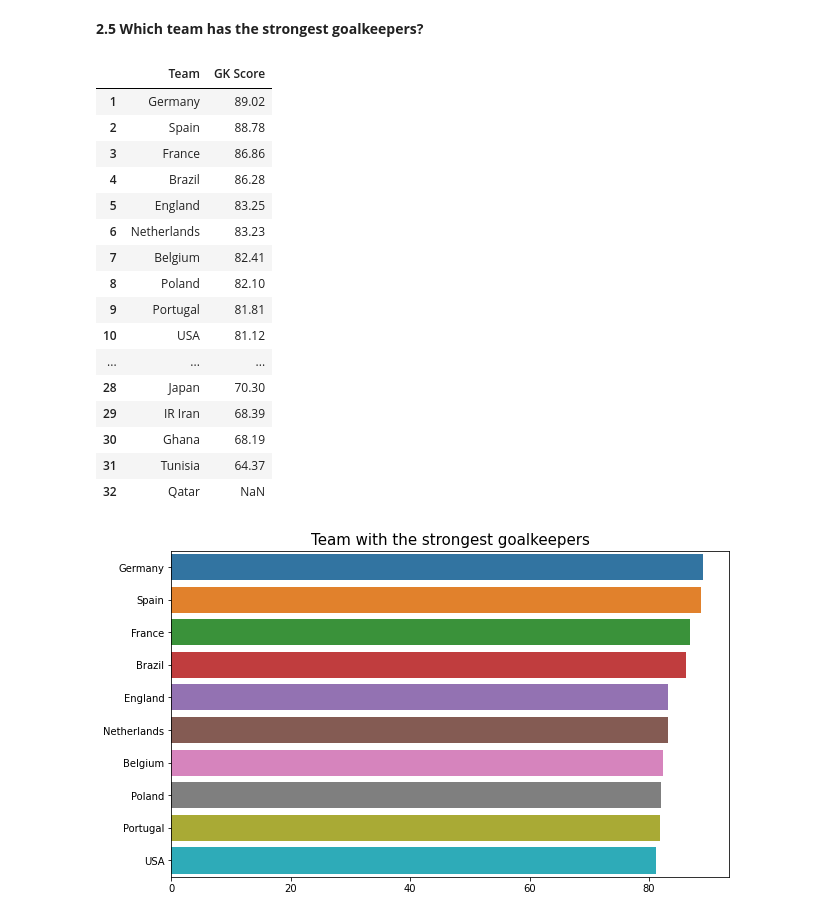
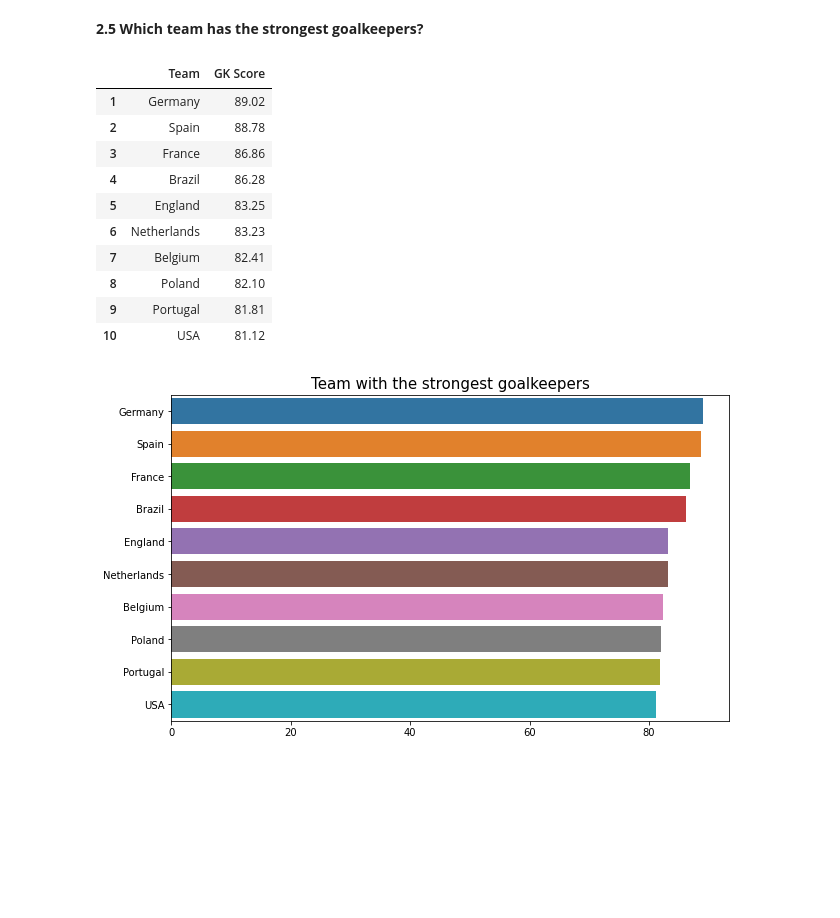
Before and after one commit to FangNaut/FIFA2022, a Jupyter notebook: FIFA.ipynb, the cells around one changed output. Saved outputs shown, nothing was run; the diff lists cells and outputs as text; code cells hidden in the pictures; blank space fills up the shorter version.

```diff
--- a/FIFA.ipynb
+++ b/FIFA.ipynb
@@ -295,31 +272,25 @@ As expected, Spain is in first place, with controlling possession tactic built b
 # %%
 #Top 10 GK scores
 goalkeeper_score = []
 for x in wc2022_teams:
     gk_score = np.round((df[df["home_team"]==x]['home_team_goalkeeper_score'].mean() + df[df["away_team"]==x]['away_team_goalkeeper_score'].mean())/2, 2)
     goalkeeper_score.append(gk_score)
 
 gk_rank = pd.DataFrame({'Team':wc2022_teams, 'GK Score': goalkeeper_score}).sort_values('GK Score', ascending=False).reset_index(drop=True)
 gk_rank.index += 1
-gk_rank
+gk_rank[:10]
 # %% [output]
 |  | Team | GK Score |
 | 1 | Germany | 89.02 |
 | 2 | Spain | 88.78 |
 | 3 | France | 86.86 |
 | 4 | Brazil | 86.28 |
 | 5 | England | 83.25 |
 | 6 | Netherlands | 83.23 |
 | 7 | Belgium | 82.41 |
 | 8 | Poland | 82.10 |
 | 9 | Portugal | 81.81 |
 | 10 | USA | 81.12 |
-| ... | ... | ... |
-| 28 | Japan | 70.30 |
-| 29 | IR Iran | 68.39 |
-| 30 | Ghana | 68.19 |
-| 31 | Tunisia | 64.37 |
-| 32 | Qatar | NaN |
 # %%
 #Plot the team w strongest gk
 fig, axes = plt.subplots(1, 1, figsize=(10, 6))
```
Also changed, not shown: parts of 7 cells of this notebook.
